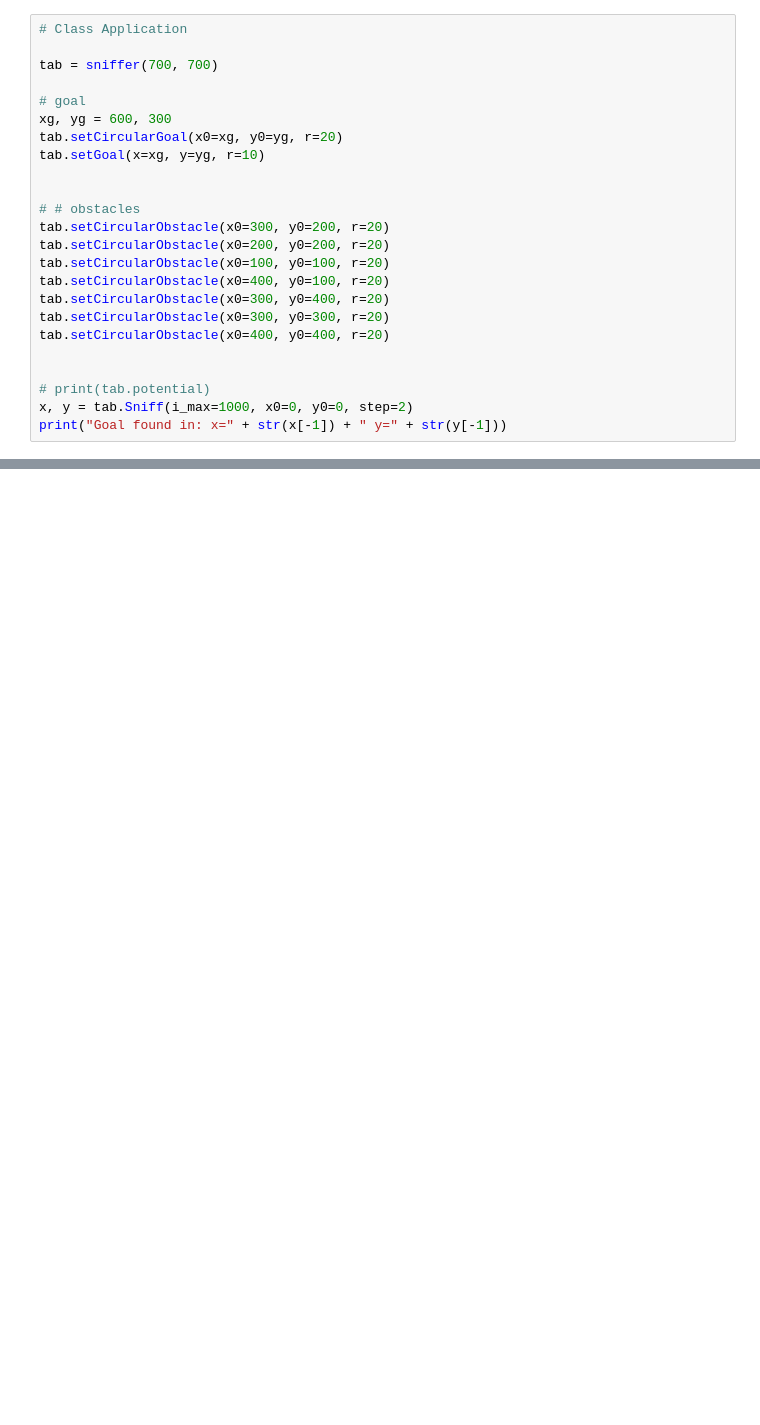
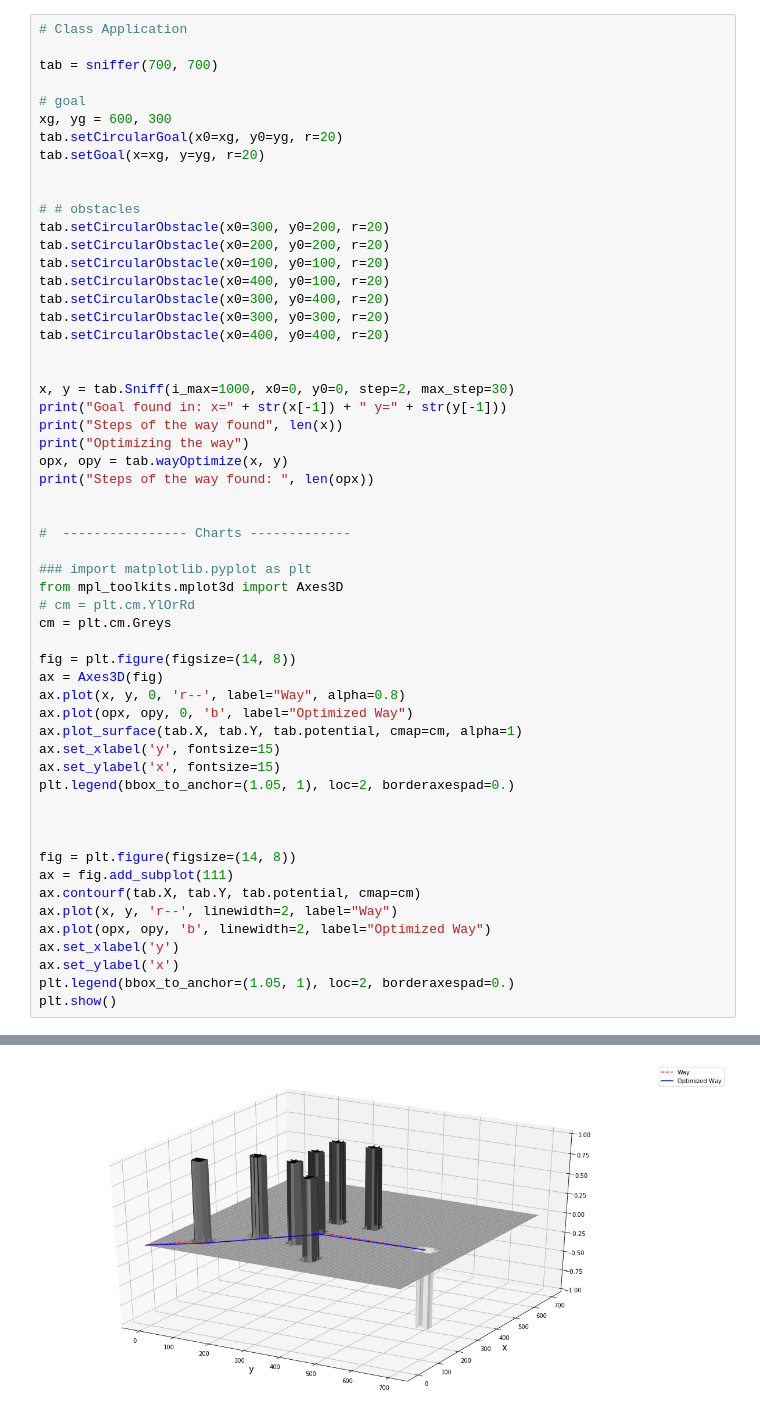
Before and after one commit to HugoSoaresFontes/sniffer, a Jupyter notebook: tutorial.ipynb, the cells around one changed output, grey strips where cells are left out. Cells and saved outputs as stored; diff of their text form; blank space fills up the shorter version.

```diff
--- a/tutorial.ipynb
+++ b/tutorial.ipynb
@@ -204,7 +243,7 @@ tab = sniffer(700, 700)
 # goal
 xg, yg = 600, 300
 tab.setCircularGoal(x0=xg, y0=yg, r=20)
-tab.setGoal(x=xg, y=yg, r=10)
+tab.setGoal(x=xg, y=yg, r=20)
 
 
 # # obstacles
@@ -217,7 +256,39 @@ tab.setCircularObstacle(x0=300, y0=300, r=20)
 tab.setCircularObstacle(x0=400, y0=400, r=20)
 
 
-# print(tab.potential)
-x, y = tab.Sniff(i_max=1000, x0=0, y0=0, step=2)
+x, y = tab.Sniff(i_max=1000, x0=0, y0=0, step=2, max_step=30)
 print("Goal found in: x=" + str(x[-1]) + " y=" + str(y[-1]))
+print("Steps of the way found", len(x))
+print("Optimizing the way")
+opx, opy = tab.wayOptimize(x, y)
+print("Steps of the way found: ", len(opx))
+
+
+#  ---------------- Charts -------------
+
+### import matplotlib.pyplot as plt
+from mpl_toolkits.mplot3d import Axes3D
+# cm = plt.cm.YlOrRd
+cm = plt.cm.Greys
+
+fig = plt.figure(figsize=(14, 8))
+ax = Axes3D(fig)
+ax.plot(x, y, 0, 'r--', label="Way", alpha=0.8)
+ax.plot(opx, opy, 0, 'b', label="Optimized Way")
+ax.plot_surface(tab.X, tab.Y, tab.potential, cmap=cm, alpha=1)
+ax.set_xlabel('y', fontsize=15)
+ax.set_ylabel('x', fontsize=15)
+plt.legend(bbox_to_anchor=(1.05, 1), loc=2, borderaxespad=0.)
+
+
+
+fig = plt.figure(figsize=(14, 8))
+ax = fig.add_subplot(111)
+ax.contourf(tab.X, tab.Y, tab.potential, cmap=cm)
+ax.plot(x, y, 'r--', linewidth=2, label="Way")
+ax.plot(opx, opy, 'b', linewidth=2, label="Optimized Way")
+ax.set_xlabel('y')
+ax.set_ylabel('x')
+plt.legend(bbox_to_anchor=(1.05, 1), loc=2, borderaxespad=0.)
+plt.show()
 # %% [output]
@@ -227,0 +302 @@ Goal found in: x=600 y=300
+[figure, added]
```
Also changed, not shown: parts of 10 cells of this notebook.
